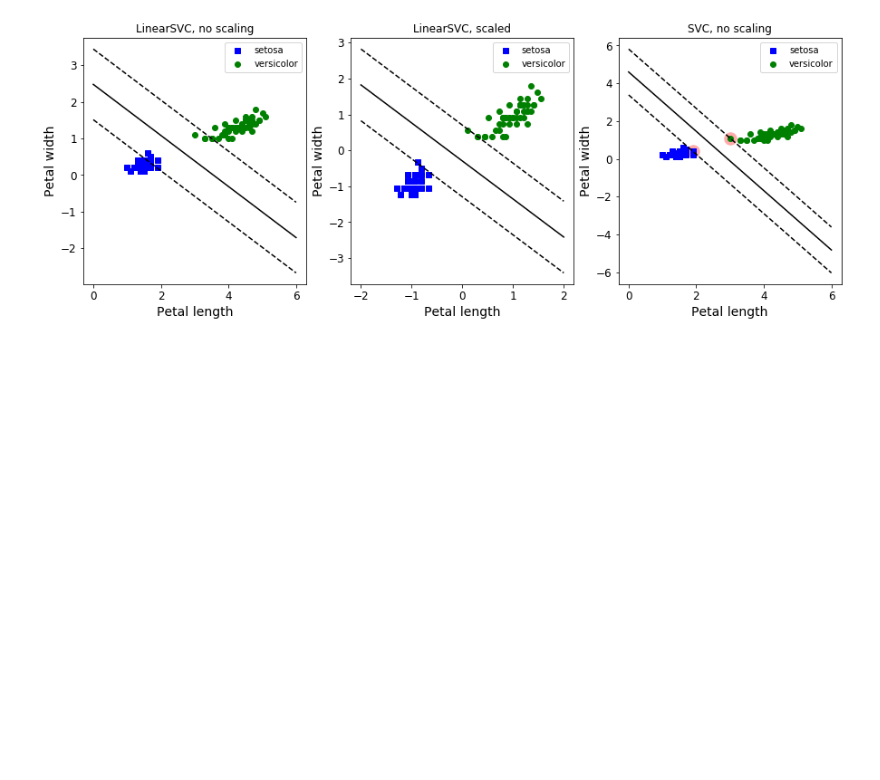
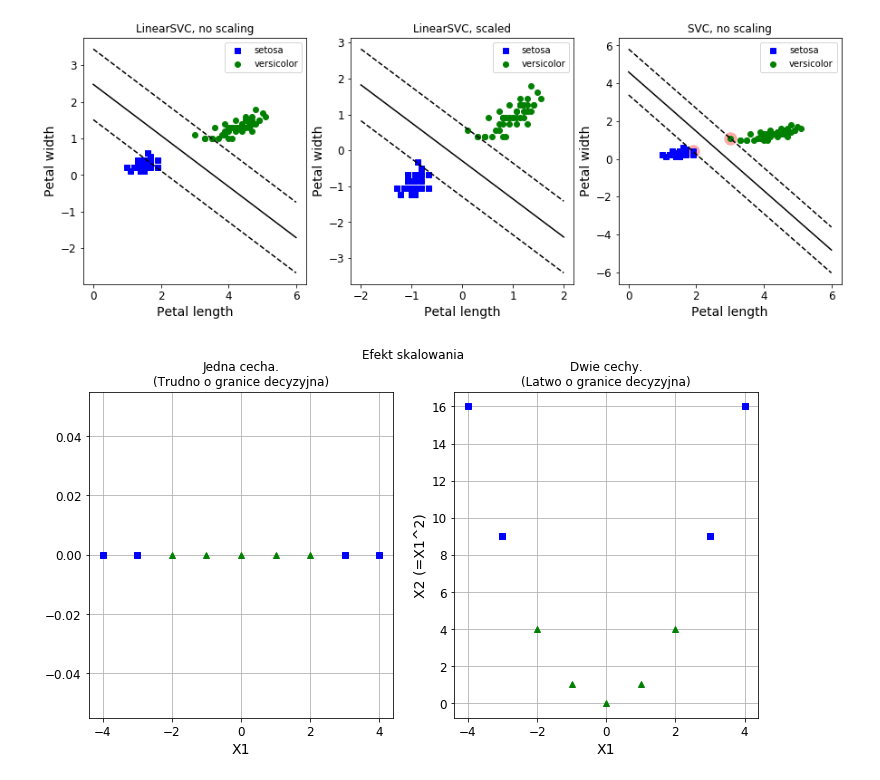
Before and after one commit to Przasa/ML, a Jupyter notebook: 5_svm.ipynb, the cells around one changed output. Saved outputs shown, nothing was run; the diff lists cells and outputs as text; code cells hidden in the pictures; blank space fills up the shorter version.

```diff
--- a/5_svm.ipynb
+++ b/5_svm.ipynb
@@ -129,4 +129,27 @@ plot_boundaries(svm_clf_SVC,0,6)
 #TODO: zobacz co sie stanie jak dorzycisz jakies dane
 # %% [output]
 [figure]
+# %%
+#wielomiany (make_moons)
+
+
+X1D = np.linspace(-4, 4, 9).reshape(-1, 1)
+X2D = np.c_[X1D, X1D**2]
+y = np.array([0, 0, 1, 1, 1, 1, 1, 0, 0])
+
+fig,(axis1,axis2) = plt.subplots(ncols=2,figsize=(12,6))
+fig.suptitle('Efekt skalowania')
+axis1.set_title('Jedna cecha.\n(Trudno o granice decyzyjna)')
+axis1.plot(X1D[:,0][y==0],np.zeros(4),'bs')
+axis1.plot(X1D[:,0][y==1],np.zeros(5),'g^')
+axis1.set_xlabel('X1')
+axis1.grid(True)
+axis2.set_title('Dwie cechy.\n(Latwo o granice decyzyjna)')
+axis2.plot(X2D[:,0][y==0],X2D[:,1][y==0],'bs')
+axis2.plot(X2D[:,0][y==1],X2D[:,1][y==1],'g^')
+axis2.set_xlabel('X1')
+axis2.set_ylabel('X2 (=X1^2)')
+axis2.grid(True)
+# %% [output]
+[figure, added]
 # %%
```
Also changed, not shown: parts of 3 cells of this notebook.
